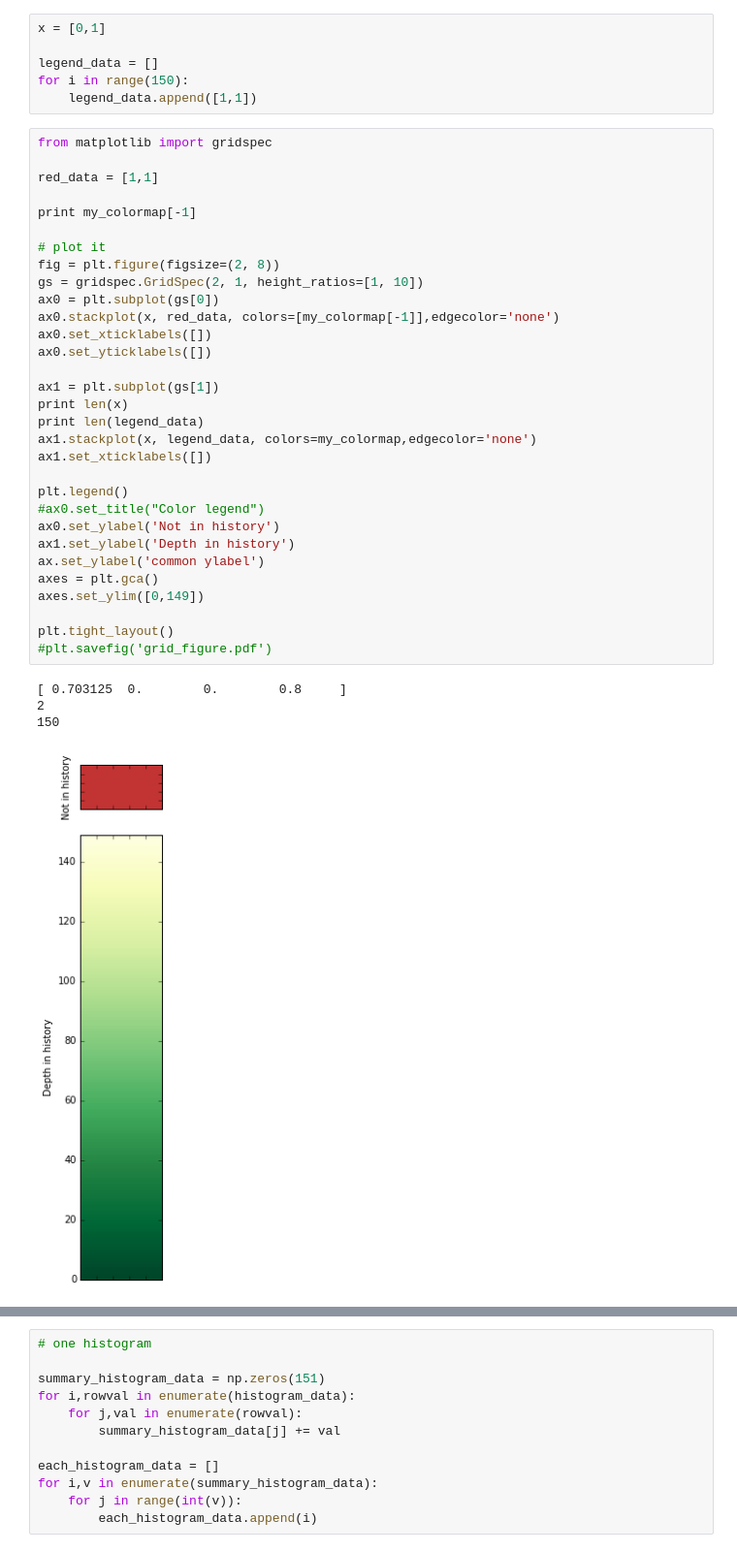
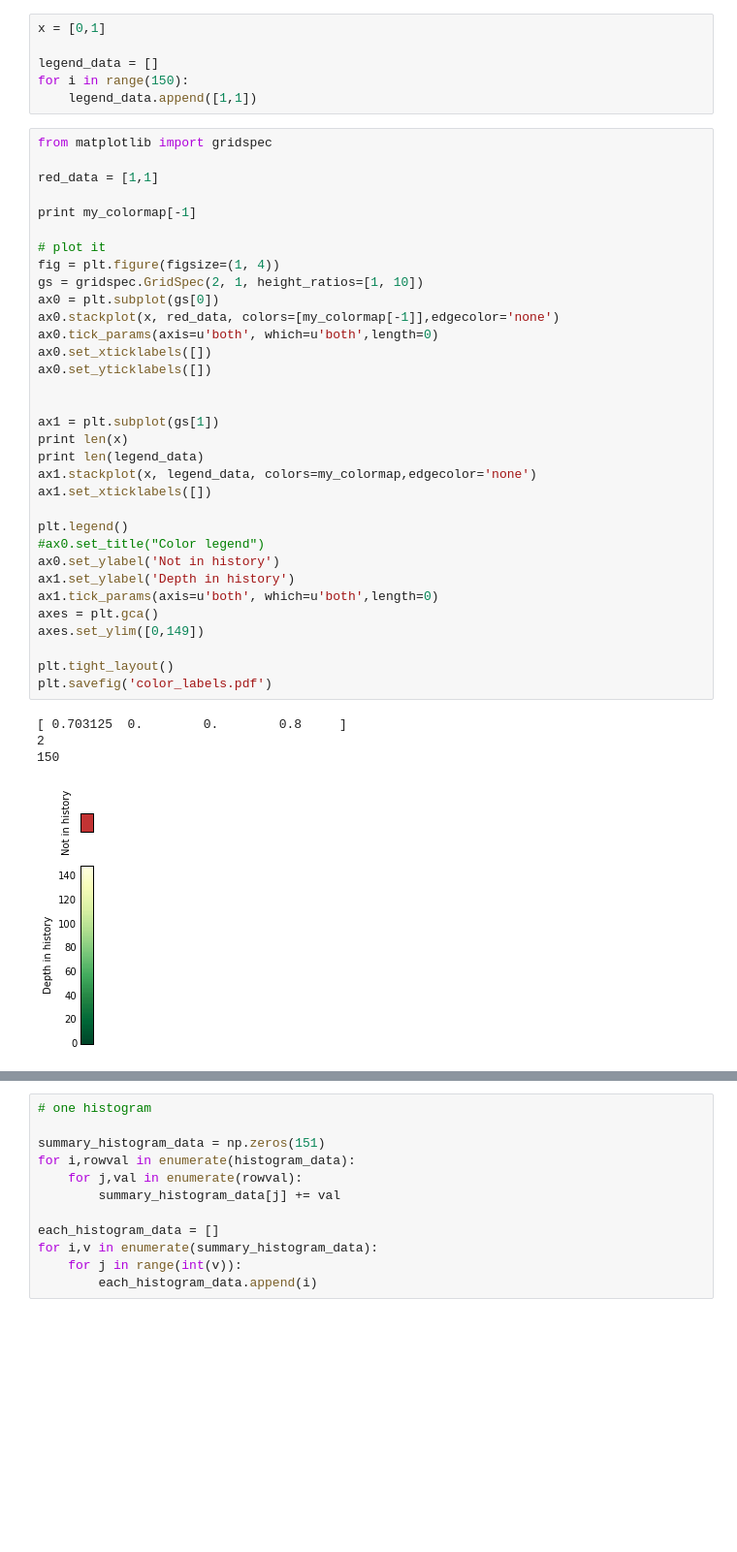
Before and after one commit to peteflorence/analysis-nanomap, a Jupyter notebook: Why memory.ipynb, the cells around one changed output, grey strips where cells are left out. Shown at 97% size. Drawn from its saved outputs; the diff is of its cells as text; blank space fills up the shorter version.

```diff
--- a/Why memory.ipynb
+++ b/Why memory.ipynb
@@ -524,37 +504,39 @@ from matplotlib import gridspec
 
 red_data = [1,1]
 
 print my_colormap[-1]
 
 # plot it
-fig = plt.figure(figsize=(2, 8))
+fig = plt.figure(figsize=(1, 4))
 gs = gridspec.GridSpec(2, 1, height_ratios=[1, 10])
 ax0 = plt.subplot(gs[0])
 ax0.stackplot(x, red_data, colors=[my_colormap[-1]],edgecolor='none')
+ax0.tick_params(axis=u'both', which=u'both',length=0)
 ax0.set_xticklabels([])
 ax0.set_yticklabels([])
+
 
 ax1 = plt.subplot(gs[1])
 print len(x)
 print len(legend_data)
 ax1.stackplot(x, legend_data, colors=my_colormap,edgecolor='none')
 ax1.set_xticklabels([])
 
 plt.legend()
 #ax0.set_title("Color legend")
 ax0.set_ylabel('Not in history')
 ax1.set_ylabel('Depth in history')
-ax.set_ylabel('common ylabel')
+ax1.tick_params(axis=u'both', which=u'both',length=0)
 axes = plt.gca()
 axes.set_ylim([0,149])
 
 plt.tight_layout()
-#plt.savefig('grid_figure.pdf')
+plt.savefig('color_labels.pdf')
 # %% [output]
 [ 0.703125  0.        0.        0.8     ]
 2
 150
-[figure, old version]
+[figure, new version]
 # %%
 import matplotlib
 from numpy.random import randn
```
Also changed, not shown: parts of 7 cells of this notebook.
